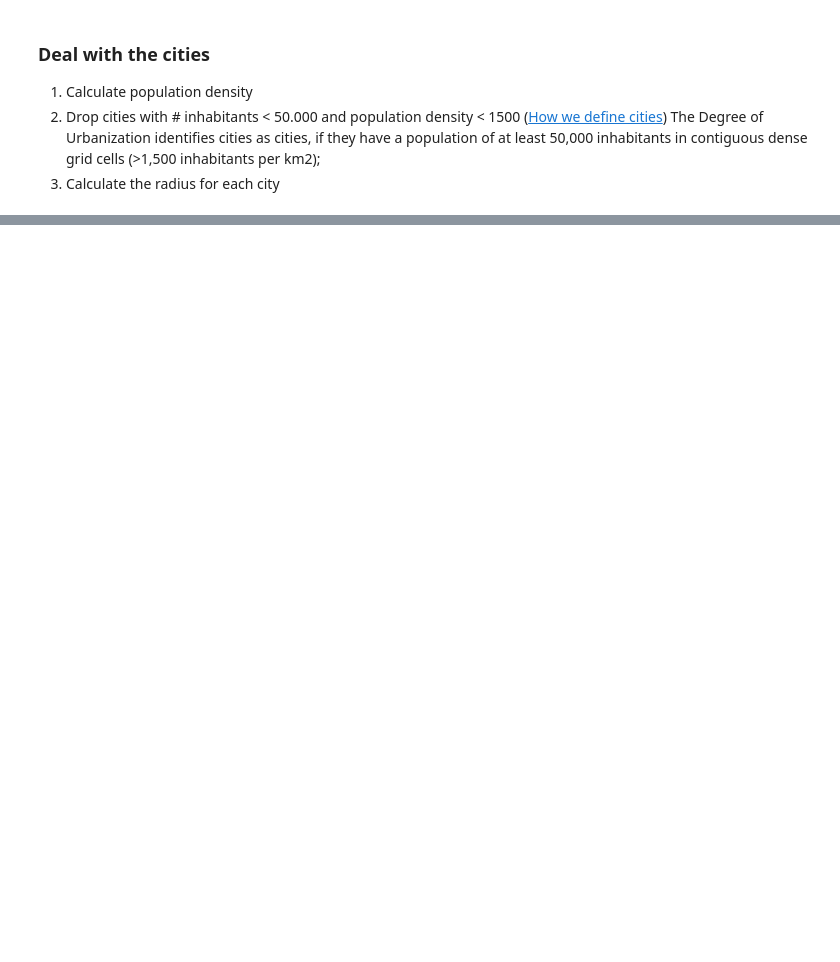
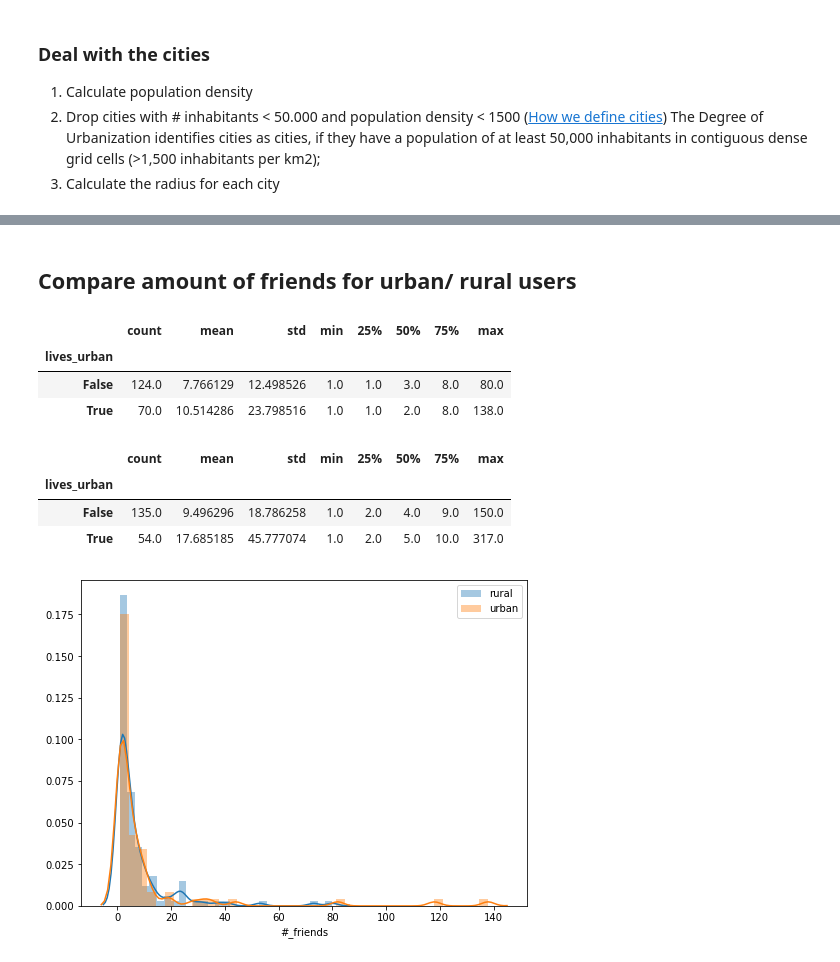
Before and after one commit to epfl-ada/ada-2020-project-milestone-p3-p3_, a Jupyter notebook: research_question_1.ipynb, the cells around one changed output, grey strips where cells are left out. Cells and saved outputs as stored; diff of their text form; code cells hidden in the pictures; blank space fills up the shorter version.

```diff
--- a/research_question_1.ipynb
+++ b/research_question_1.ipynb
@@ -80,0 +122,10 @@ array(['GB', 'DE', 'US', 'GH', 'JP', 'DK', 'TR', 'ES', 'SE'], dtype=object)
+# %%
+B_lives_urban = B_merge.groupby("user").apply(lambda x: (x['distance_to_city'] < x['radius']).any()).to_frame()
+B_lives_urban = B_lives_urban.rename(columns = {0:'lives_urban'})
+
+G_lives_urban = G_merge.groupby("user").apply(lambda x: (x['distance_to_city'] < x['radius']).any()).to_frame()
+G_lives_urban = G_lives_urban.rename(columns = {0:'lives_urban'})
+# %%
+# Integrate the 'lives_urban' variable into the home location datasets
+B_homes = B_homes.merge(B_lives_urban, left_on = 'user', right_index = True)
+G_homes = G_homes.merge(G_lives_urban, left_on = 'user', right_index = True)
@@ -80,0 +145,6 @@ array(['GB', 'DE', 'US', 'GH', 'JP', 'DK', 'TR', 'ES', 'SE'], dtype=object)
+# %%
+B_friends = B_edges.groupby('from_id').count()
+G_friends = G_edges.groupby('from_id').count()
+# %%
+B_homes = B_homes.merge(B_friends, left_on = 'user', right_index = True).rename(columns = {'to_id':'#_friends'})
+G_homes = G_homes.merge(G_friends, left_on = 'user', right_index = True).rename(columns = {'to_id':'#_friends'})
@@ -80,0 +161,26 @@ array(['GB', 'DE', 'US', 'GH', 'JP', 'DK', 'TR', 'ES', 'SE'], dtype=object)
+# %% [markdown]
+## Compare amount of friends for urban/ rural users
+# %%
+B_homes.groupby('lives_urban')['#_friends'].describe()
+# %% [output]
+|  | count | mean | std | min | 25% | 50% | 75% | max |
+| lives_urban |  |  |  |  |  |  |  |  |
+| False | 124.0 | 7.766129 | 12.498526 | 1.0 | 1.0 | 3.0 | 8.0 | 80.0 |
+| True | 70.0 | 10.514286 | 23.798516 | 1.0 | 1.0 | 2.0 | 8.0 | 138.0 |
+# %%
+G_homes.groupby('lives_urban')['#_friends'].describe()
+# %% [output]
+|  | count | mean | std | min | 25% | 50% | 75% | max |
+| lives_urban |  |  |  |  |  |  |  |  |
+| False | 135.0 | 9.496296 | 18.786258 | 1.0 | 2.0 | 4.0 | 9.0 | 150.0 |
+| True | 54.0 | 17.685185 | 45.777074 | 1.0 | 2.0 | 5.0 | 10.0 | 317.0 |
+# %%
+B_urban = B_homes[B_homes['lives_urban'] == True]
+B_rural = B_homes[B_homes['lives_urban'] == False]
+
+plt.figure(figsize=(8,6))
+sns.distplot(B_rural['#_friends'], label='rural')
+sns.distplot(B_urban['#_friends'], label='urban')
+plt.legend();
+# %% [output]
+[figure, added]
```
Also changed, not shown: parts of 24 cells of this notebook, 2 other files.
